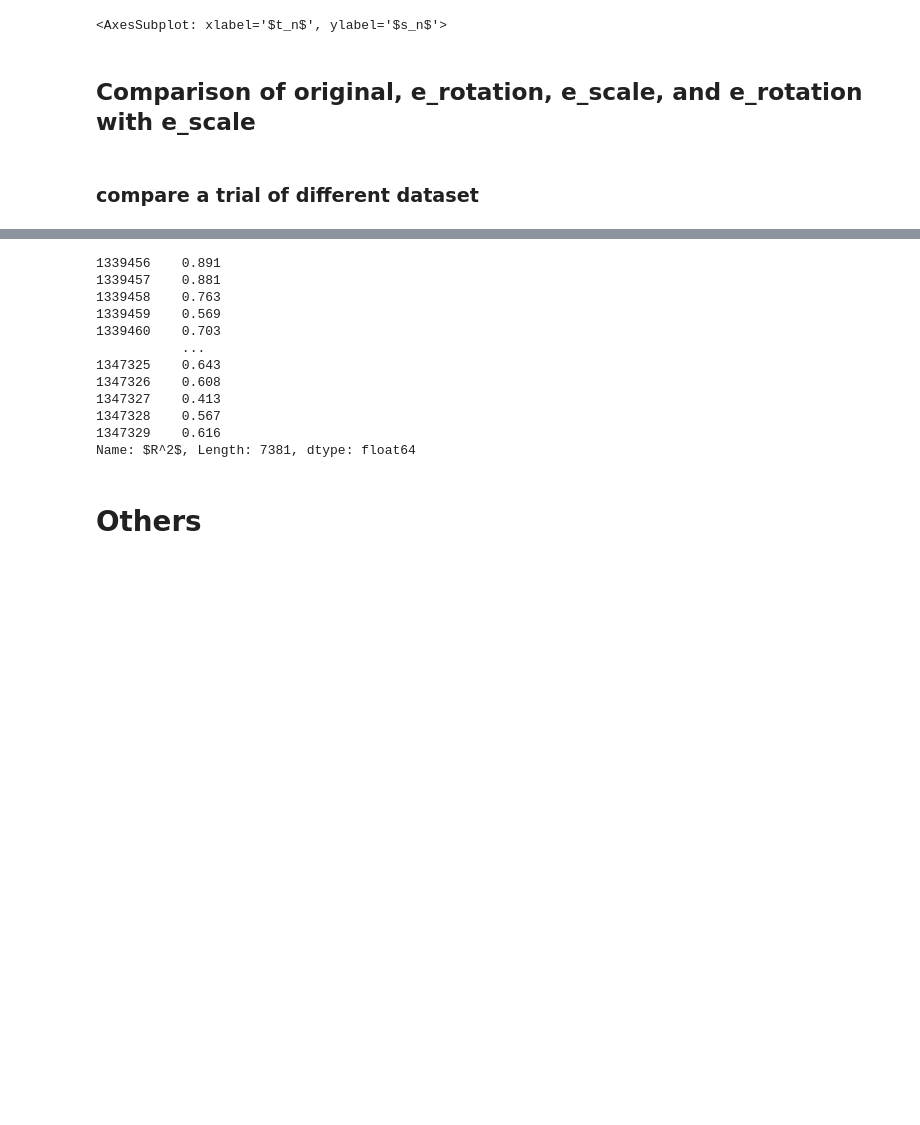
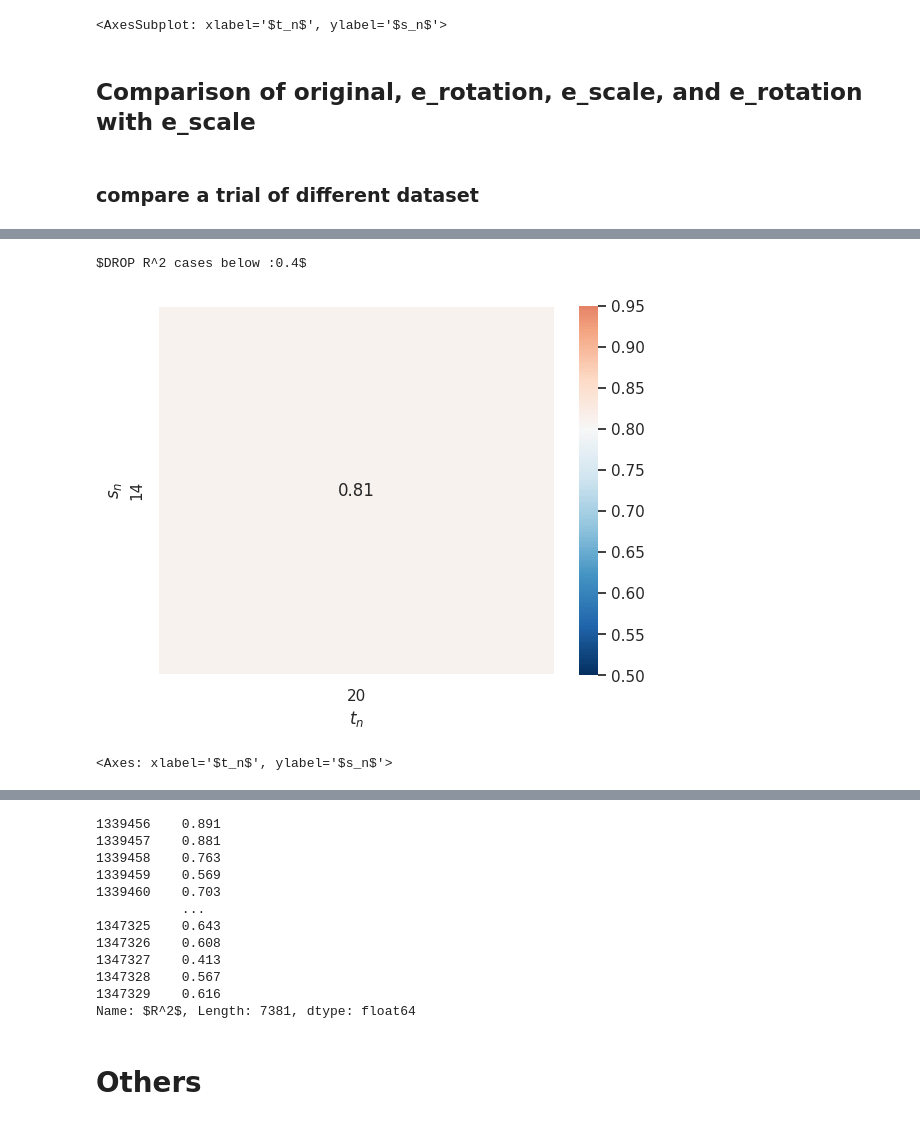
Before and after one commit to sunzhon/transfer_learning_for_droplanding, a Jupyter notebook: jupyter-lab/P6_figure_results_v3.ipynb, the cells around one changed output, grey strips where cells are left out. Saved outputs shown, nothing was run; the diff lists cells and outputs as text; code cells hidden in the pictures; blank space fills up the shorter version.

```diff
--- a/jupyter-lab/P6_figure_results_v3.ipynb
+++ b/jupyter-lab/P6_figure_results_v3.ipynb
@@ -615,7 +621,7 @@ else:
 # %% [markdown]
 ### Plot the heatmap
 # %%
-# plot the heatmap
+# plot the heatmap of KEM
 
 def p6_plot_heatmap(metrics,rename_dict={}, config={}, filters={}):
 
@@ -630,7 +636,7 @@ def p6_plot_heatmap(metrics,rename_dict={}, config={}, filters={}):
 
     varx=config['varx']; vary=config['vary']; value=config['value']
     #metrics[varx].replace({idx:idx-4 for idx in range(5,len(combination_investigation_results)+1)},inplace=True)
-    data = metrics[[vary,varx,value]].groupby([varx,vary]).median().round(2).reset_index().pivot(varx,vary)[value]
+    data = metrics[[vary,varx,value]].groupby([varx,vary]).median().round(2).reset_index().pivot(index=varx,columns=vary,values=value)
     #g = sns.heatmap(data, vmin=0.5, vmax=0.95,cmap="RdBu_r",center=0.8,annot=True,linewidths=0.3)# R^2
     #g = sns.heatmap(data, vmin=0.2, vmax=0.7,cmap="RdBu",center=0.4,annot=True,linewidths=0.3) # RMSE
     g = sns.heatmap(data, vmin=0.04, vmax=0.2,cmap="RdBu",center=0.1,annot=True,linewidths=0.3)#rRMSE
@@ -869,0 +863,55 @@ MD vs. CTD: Mann-Whitney-Wilcoxon test two-sided, P_val:6.530e-02 U_stat=1.479e+
+# %%
+# plot the heatmap of vGRF
+
+def p6_plot_heatmap(metrics,rename_dict={}, config={}, filters={}):
+
+    # rename column name:
+    if(rename_dict not in [{},None]):
+        metrics = metrics.rename(columns=rename_dict)
+
+    #metrics['LSTM layer number']= metrics['LSTM layer number'].astype(int)
+    metrics["$s_n$"] = metrics["$s_n$"].astype(int)
+    metrics["$t_n$"] = metrics["$t_n$"].astype(int)
+
+    # filter metrics
+    if filters!={}:
+        metrics = filter_metrics(metrics,**filters)
+
+    varx=config['varx']; vary=config['vary']; value=config['value']
+    metrics[value] = metrics[value].astype(np.float32)
+    #metrics[varx].replace({idx:idx-4 for idx in range(5,len(combination_investigation_results)+1)},inplace=True)
+    data = metrics[[vary,varx,value]].groupby([varx,vary]).median().round(2).reset_index().pivot(index=varx,columns=vary,values=value)
+    g = sns.heatmap(data, vmin=0.5, vmax=0.95,cmap="RdBu_r",center=0.8,annot=True,linewidths=0.3)# R^2
+    #g = sns.heatmap(data, vmin=0.2, vmax=0.7,cmap="RdBu",center=0.4,annot=True,linewidths=0.3) # RMSE
+    #g = sns.heatmap(data, vmin=0.04, vmax=0.2,cmap="RdBu",center=0.1,annot=True,linewidths=0.3)#rRMSE
+    g.invert_yaxis()
+    #g.set_ylabel(ylabel)
+    #g.set_xlabel(xlabel)
+
+
+    save_format='svg'
+    fig_path ="./"
+    save_figure("./",fig_format=save_format)
+    return g
+
+
+rename_dict = {'train_sub_num':r'$s_n$', 'tre_trial_num':r'$t_n$','feature_layer_num':r'$L_n$','r2':r"$R^2$",'rmse':"RMSE",'r_rmse':"rRMSE",
+                'baseline_fc':'FC','baseline_cnn':'CNN','baseline_lstm':'LSTM','baseline_transformer':'Trans',
+                'R_GRF_Z ':'vGRF','R_KNEE_MOMENT_X ':'KEM'}
+
+filters={r'$L_n$':[4],'drop_value':0.4,'dataset_name':'original',"labels_name":'R_GRF_Z '}
+
+config={
+'varx':r'$s_n$',
+    'vary':r'$t_n$',
+    #'value':r'$R^2$',
+    #'value':'RMSE',
+    'value':'$R^2$',
+}
+
+all_metrics=pd.concat([raw_metrics, sub_original_raw_metrics, sub_augment_raw_metrics])#, fk_sub_augment_raw_metrics])
+p6_plot_heatmap(all_metrics,rename_dict,config,filters)
+# %% [output]
+$DROP R^2 cases below :0.4$
+[figure, added]
+<Axes: xlabel='$t_n$', ylabel='$s_n$'>
```
Also changed, not shown: parts of 10 cells of this notebook, 2 other files.
